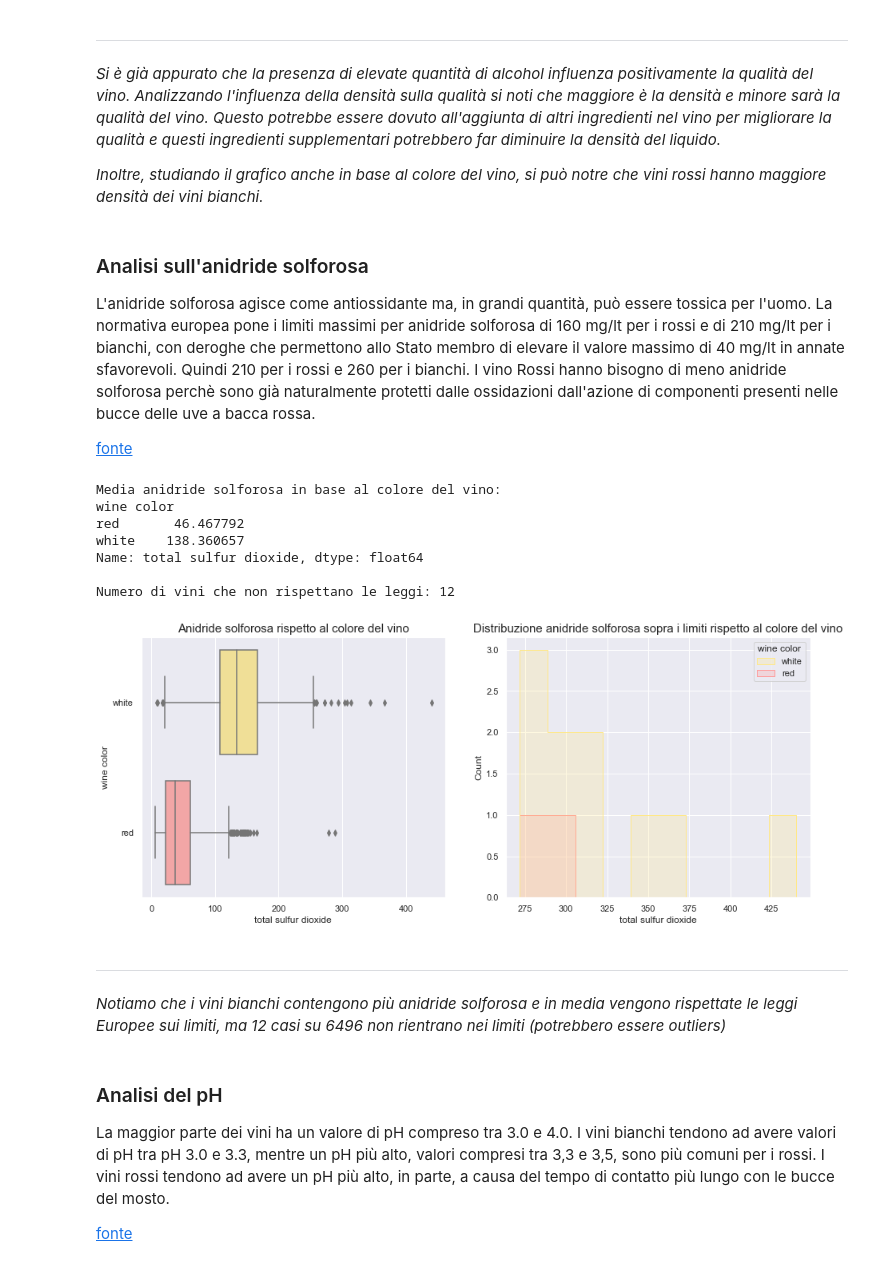
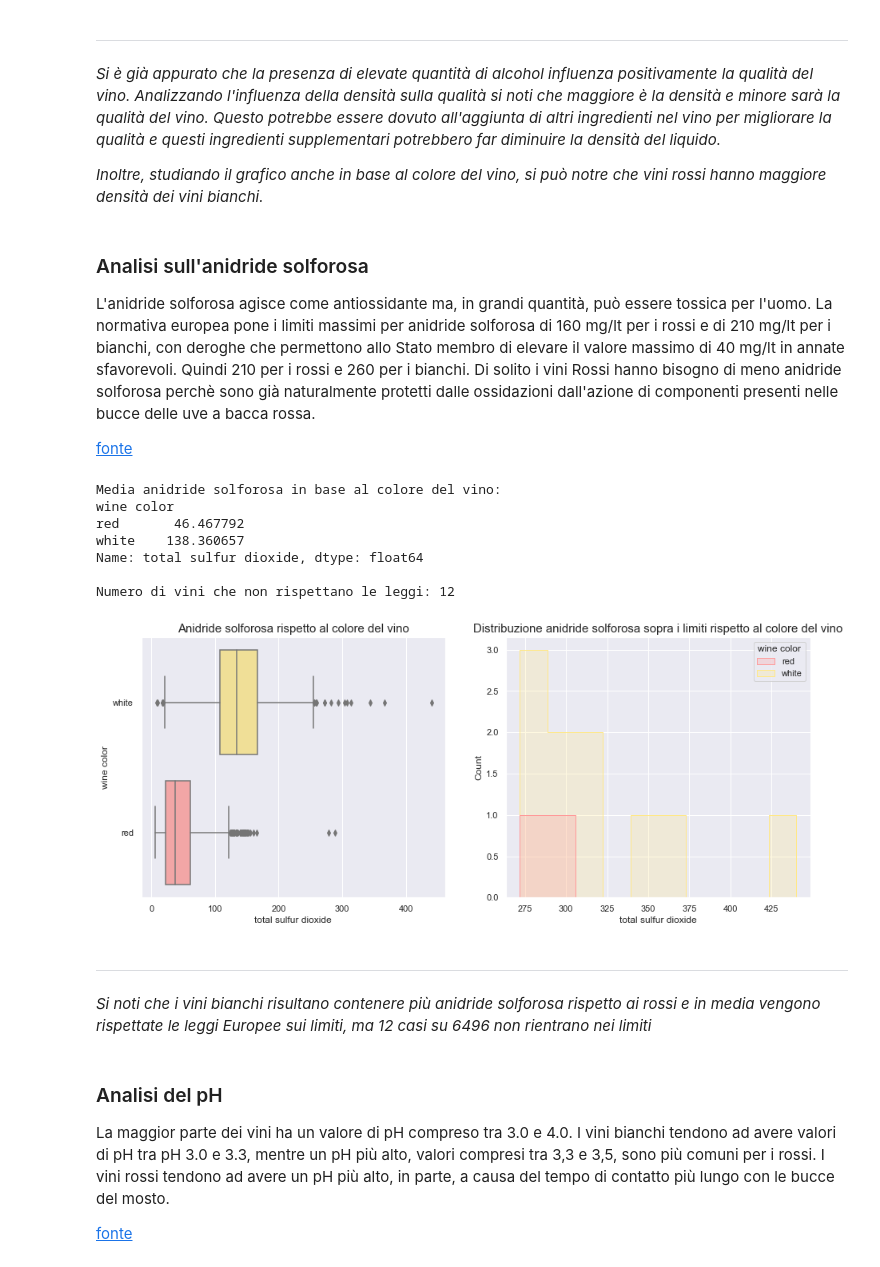
Before and after one commit to enrimon15/datascience-wine-quality, a Jupyter notebook: Wine Analysis.ipynb, the cells around one changed output. Cells and saved outputs as stored; diff of their text form; code cells hidden in the pictures.

```diff
--- a/Wine Analysis.ipynb
+++ b/Wine Analysis.ipynb
@@ -317,8 +312,0 @@ df_wines['kcal'] = round(kcal_alcohol + kcal_sugar)
-# %%
-%%timeit
-def calculateKcal(alcohol, sugar):
-    kcal_alcohol = alcohol * 10 * 0.79 * 7
-    kcal_sugar = sugar * 4
-    return round(kcal_alcohol + kcal_sugar)
-
-df_wines['kcal'] = df_wines[['alcohol','residual sugar']].apply(lambda val: calculateKcal(val['alcohol'], val['residual sugar']), axis=1)
@@ -674,42 +665,40 @@ ax.legend(title="Quality");
 # %% [markdown]
 ### Analisi sull'anidride solforosa
 L'anidride solforosa agisce come antiossidante ma, in grandi quantità, può essere tossica per l'uomo. La normativa europea pone i limiti massimi per anidride solforosa di 160 mg/lt per i rossi e di 210 mg/lt per i bianchi, con deroghe che permettono allo Stato membro di elevare il valore massimo di 40 mg/lt in annate sfavorevoli.
-Quindi 210 per i rossi e 260 per i bianchi. I vino Rossi hanno bisogno di meno anidride solforosa perchè sono già naturalmente protetti dalle ossidazioni dall'azione di componenti presenti nelle bucce delle uve a bacca rossa.
+Quindi 210 per i rossi e 260 per i bianchi. Di solito i vini Rossi hanno bisogno di meno anidride solforosa perchè sono già naturalmente protetti dalle ossidazioni dall'azione di componenti presenti nelle bucce delle uve a bacca rossa.
 
 <a href="https://winenews.it/it/troppa-anidride-solforosa-rovina-gli-aromi-dei-vini_319809/" target="_blank">fonte</a>
 # %%
-fig, ax = plt.subplots(ncols=2, nrows=1, figsize=(15,6), squeeze=False)
+fig, (ax1, ax2) = plt.subplots(ncols=2, nrows=1, figsize=(15,6))
 
 print('Media anidride solforosa in base al colore del vino:')
 print(df_wines.groupby('wine color')['total sulfur dioxide'].mean())
 
 condition_over_limit = ((df_wines['total sulfur dioxide'] > 210) & (df_wines['wine color'] == 'red')) | ((df_wines['total sulfur dioxide'] > 260) & (df_wines['wine color'] == 'white'))
 print()
 sulfur_dioxide_over_limit = df_wines[condition_over_limit]
 print('Numero di vini che non rispettano le leggi:', len(sulfur_dioxide_over_limit))
 
-box=ax[0][0]
-sns.boxplot(x='total sulfur dioxide', y='wine color', data=df_wines, palette=palette_red_white, ax=box)
-box.set_title('Anidride solforosa rispetto al colore del vino', fontsize=15)
+sns.boxplot(x='total sulfur dioxide', y='wine color', data=df_wines, palette=palette_red_white, ax=ax1)
+ax1.set_title('Anidride solforosa rispetto al colore del vino', fontsize=15)
 
-bar=ax[0][1]
-sns.histplot(x='total sulfur dioxide', data=sulfur_dioxide_over_limit, hue='wine color', ax=bar, bins=10, palette=palette_red_white, element="step")
-bar.set_title('Distribuzione anidride solforosa sopra i limiti rispetto al colore del vino', fontsize=15)
+sns.histplot(x='total sulfur dioxide', data=sulfur_dioxide_over_limit, hue='wine color', ax=ax2, bins=10, palette=palette_red_white, element="step")
+ax2.set_title('Distribuzione anidride solforosa sopra i limiti rispetto al colore del vino', fontsize=15)
 
 plt.show()
 # %% [output]
 Media anidride solforosa in base al colore del vino:
 wine color
 red       46.467792
 white    138.360657
 Name: total sulfur dioxide, dtype: float64
 
 Numero di vini che non rispettano le leggi: 12
-[figure, old version]
+[figure, new version]
 # %% [markdown]
 ***
 
-*Notiamo che i vini bianchi contengono più anidride solforosa e in media vengono rispettate le leggi Europee sui limiti, ma 12 casi su 6496 non rientrano nei limiti (potrebbero essere outliers)*
+*Si noti che i vini bianchi risultano contenere più anidride solforosa rispetto ai rossi e in media vengono rispettate le leggi Europee sui limiti, ma 12 casi su 6496 non rientrano nei limiti*
 # %% [markdown]
 ### Analisi del pH
 La maggior parte dei vini ha un valore di pH compreso tra 3.0 e 4.0. I vini bianchi tendono ad avere valori di pH tra pH 3.0 e 3.3, mentre un pH più alto, valori compresi tra 3,3 e 3,5, sono più comuni per i rossi.
```
Also changed, not shown: parts of 46 cells of this notebook.
